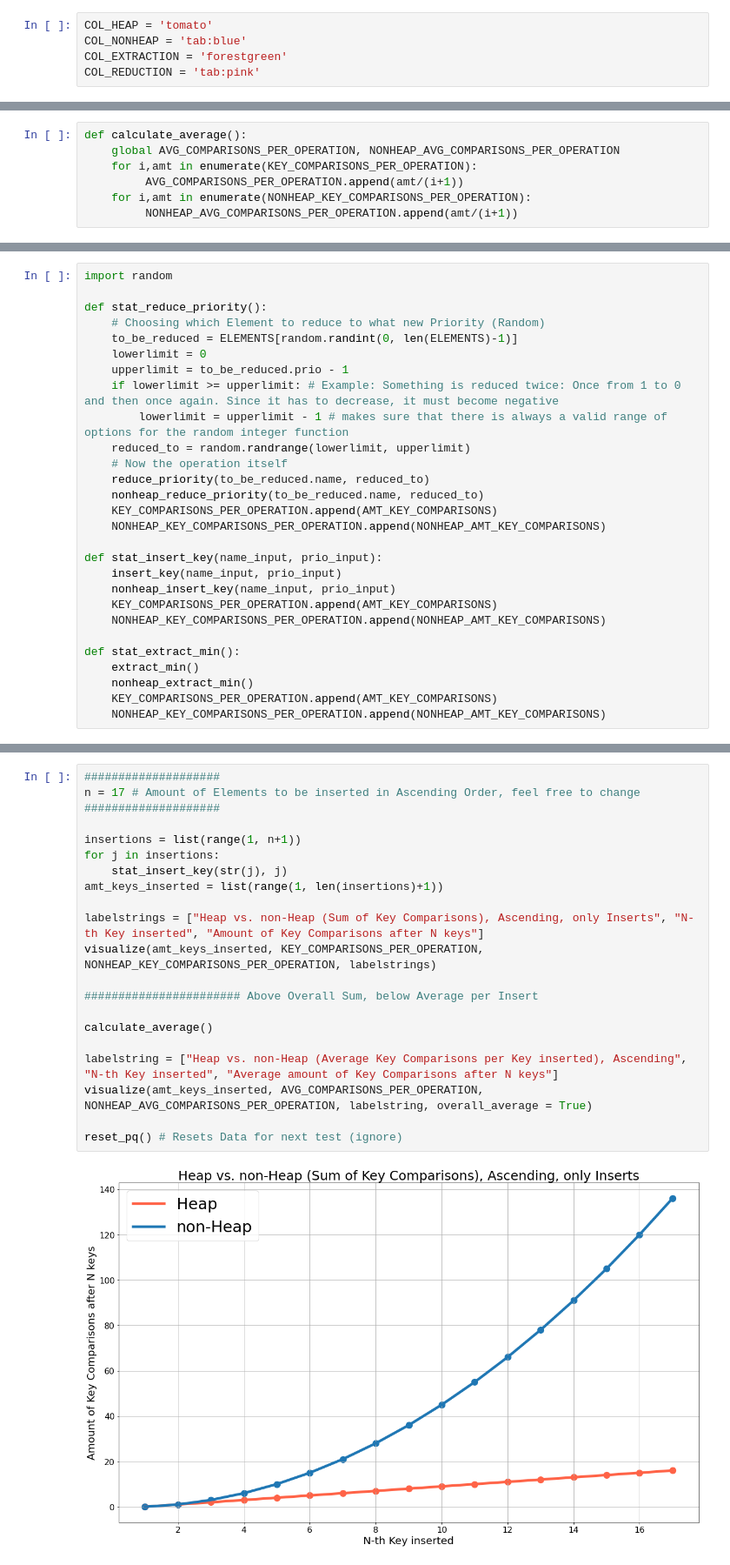
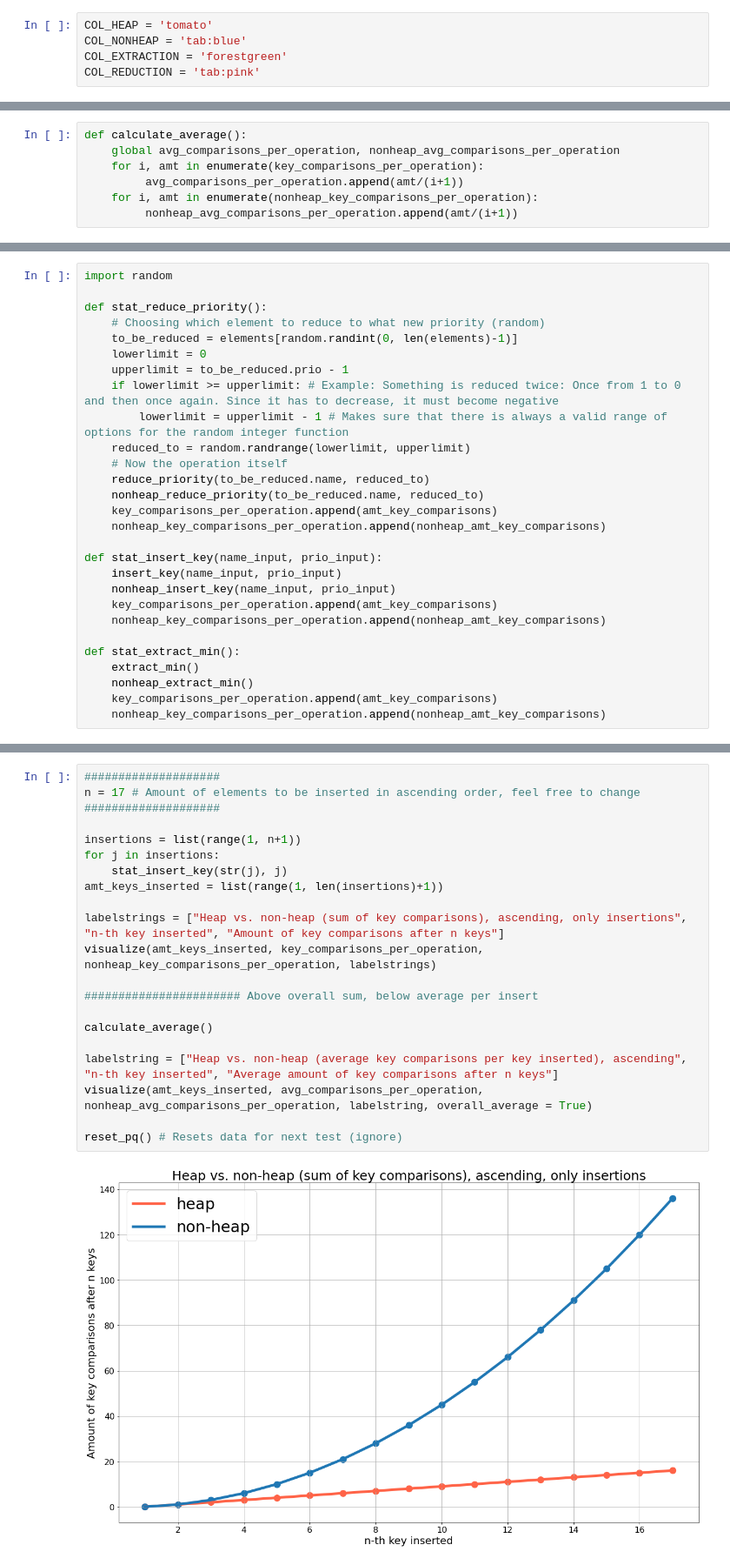
Before and after one commit to JensLiebehenschel/AlgDat, a Jupyter notebook: Min Priority Queue/MinPriorityQueueStatistics.ipynb, the cells around one changed output, grey strips where cells are left out. Shown at 87% size. Cells and saved outputs as stored; diff of their text form.

```diff
--- a/Min Priority Queue/MinPriorityQueueStatistics.ipynb
+++ b/Min Priority Queue/MinPriorityQueueStatistics.ipynb
@@ -57,8 +55,8 @@ COL_REDUCTION = 'tab:pink'
 # %%
 def calculate_average():
-    global AVG_COMPARISONS_PER_OPERATION, NONHEAP_AVG_COMPARISONS_PER_OPERATION
-    for i,amt in enumerate(KEY_COMPARISONS_PER_OPERATION):
-         AVG_COMPARISONS_PER_OPERATION.append(amt/(i+1))
-    for i,amt in enumerate(NONHEAP_KEY_COMPARISONS_PER_OPERATION):
-         NONHEAP_AVG_COMPARISONS_PER_OPERATION.append(amt/(i+1))
+    global avg_comparisons_per_operation, nonheap_avg_comparisons_per_operation
+    for i, amt in enumerate(key_comparisons_per_operation):
+         avg_comparisons_per_operation.append(amt/(i+1))
+    for i, amt in enumerate(nonheap_key_comparisons_per_operation):
+         nonheap_avg_comparisons_per_operation.append(amt/(i+1))
 # %% [markdown]
@@ -209,28 +202,28 @@ def nonheap_extract_min():
 import random
 
 def stat_reduce_priority():
-    # Choosing which Element to reduce to what new Priority (Random)
-    to_be_reduced = ELEMENTS[random.randint(0, len(ELEMENTS)-1)]
+    # Choosing which element to reduce to what new priority (random)
+    to_be_reduced = elements[random.randint(0, len(elements)-1)]
     lowerlimit = 0
     upperlimit = to_be_reduced.prio - 1
     if lowerlimit >= upperlimit: # Example: Something is reduced twice: Once from 1 to 0 and then once again. Since it has to decrease, it must become negative
-        lowerlimit = upperlimit - 1 # makes sure that there is always a valid range of options for the random integer function
+        lowerlimit = upperlimit - 1 # Makes sure that there is always a valid range of options for the random integer function
     reduced_to = random.randrange(lowerlimit, upperlimit)
     # Now the operation itself
     reduce_priority(to_be_reduced.name, reduced_to)
     nonheap_reduce_priority(to_be_reduced.name, reduced_to)
-    KEY_COMPARISONS_PER_OPERATION.append(AMT_KEY_COMPARISONS)
-    NONHEAP_KEY_COMPARISONS_PER_OPERATION.append(NONHEAP_AMT_KEY_COMPARISONS)
+    key_comparisons_per_operation.append(amt_key_comparisons)
+    nonheap_key_comparisons_per_operation.append(nonheap_amt_key_comparisons)
 
 def stat_insert_key(name_input, prio_input):
     insert_key(name_input, prio_input)
     nonheap_insert_key(name_input, prio_input)
-    KEY_COMPARISONS_PER_OPERATION.append(AMT_KEY_COMPARISONS)
-    NONHEAP_KEY_COMPARISONS_PER_OPERATION.append(NONHEAP_AMT_KEY_COMPARISONS)
+    key_comparisons_per_operation.append(amt_key_comparisons)
+    nonheap_key_comparisons_per_operation.append(nonheap_amt_key_comparisons)
 
 def stat_extract_min():
     extract_min()
     nonheap_extract_min()
-    KEY_COMPARISONS_PER_OPERATION.append(AMT_KEY_COMPARISONS)
-    NONHEAP_KEY_COMPARISONS_PER_OPERATION.append(NONHEAP_AMT_KEY_COMPARISONS)
+    key_comparisons_per_operation.append(amt_key_comparisons)
+    nonheap_key_comparisons_per_operation.append(nonheap_amt_key_comparisons)
 # %% [markdown]
@@ -298,23 +289,23 @@ def visualize(total_operation_indices, heapdata, nonheapdata, labelstrings, over
 # %%
 ####################
-n = 17 # Amount of Elements to be inserted in Ascending Order, feel free to change
+n = 17 # Amount of elements to be inserted in ascending order, feel free to change
 ####################
 
 insertions = list(range(1, n+1))
 for j in insertions:
     stat_insert_key(str(j), j)
 amt_keys_inserted = list(range(1, len(insertions)+1))
 
-labelstrings = ["Heap vs. non-Heap (Sum of Key Comparisons), Ascending, only Inserts", "N-th Key inserted", "Amount of Key Comparisons after N keys"]
-visualize(amt_keys_inserted, KEY_COMPARISONS_PER_OPERATION, NONHEAP_KEY_COMPARISONS_PER_OPERATION, labelstrings)
+labelstrings = ["Heap vs. non-heap (sum of key comparisons), ascending, only insertions", "n-th key inserted", "Amount of key comparisons after n keys"]
+visualize(amt_keys_inserted, key_comparisons_per_operation, nonheap_key_comparisons_per_operation, labelstrings)
 
-####################### Above Overall Sum, below Average per Insert
+####################### Above overall sum, below average per insert
 
 calculate_average()
 
-labelstring = ["Heap vs. non-Heap (Average Key Comparisons per Key inserted), Ascending", "N-th Key inserted", "Average amount of Key Comparisons after N keys"]
-visualize(amt_keys_inserted, AVG_COMPARISONS_PER_OPERATION, NONHEAP_AVG_COMPARISONS_PER_OPERATION, labelstring, overall_average = True)
+labelstring = ["Heap vs. non-heap (average key comparisons per key inserted), ascending", "n-th key inserted", "Average amount of key comparisons after n keys"]
+visualize(amt_keys_inserted, avg_comparisons_per_operation, nonheap_avg_comparisons_per_operation, labelstring, overall_average = True)
 
-reset_pq() # Resets Data for next test (ignore)
+reset_pq() # Resets data for next test (ignore)
 # %% [output]
-[figure, old version]
+[figure, new version]
```
Also changed, not shown: parts of 32 cells of this notebook, 1 other file.
